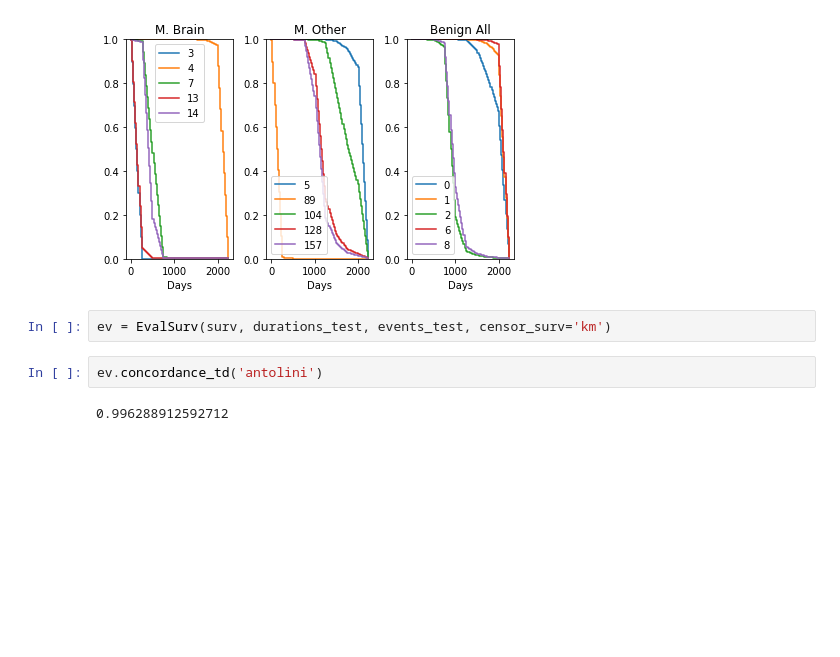
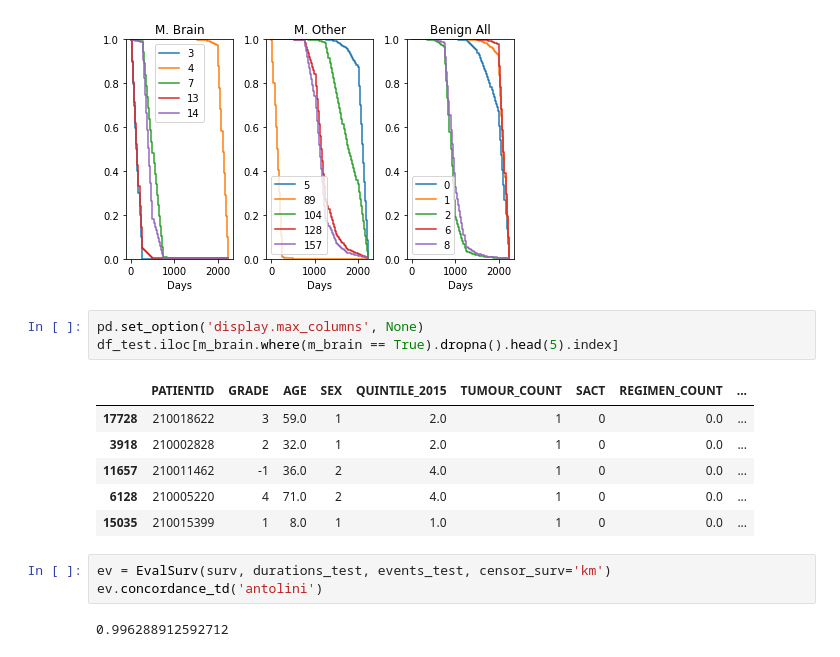
Before and after one commit to dkaizhang/federated-survival, a Jupyter notebook: survival.ipynb, the cells around one changed output. Drawn from its saved outputs; the diff is of its cells as text; blank space fills up the shorter version.

Commit message:
Viewing data for test set

```diff
--- a/survival.ipynb
+++ b/survival.ipynb
@@ -211,9 +211,18 @@ Int64Index([3, 4, 7, 13, 14], dtype='int64')
 Int64Index([5, 89, 104, 128, 157], dtype='int64')
 Int64Index([0, 1, 2, 6, 8], dtype='int64')
 [figure]
+# %%
+pd.set_option('display.max_columns', None)
+df_test.iloc[m_brain.where(m_brain == True).dropna().head(5).index]
+# %% [output]
+|  | PATIENTID | GRADE | AGE | SEX | QUINTILE_2015 | TUMOUR_COUNT | SACT | REGIMEN_COUNT | ... |
+| 17728 | 210018622 | 3 | 59.0 | 1 | 2.0 | 1 | 0 | 0.0 | ... |
+| 3918 | 210002828 | 2 | 32.0 | 1 | 2.0 | 1 | 0 | 0.0 | ... |
+| 11657 | 210011462 | -1 | 36.0 | 2 | 4.0 | 1 | 0 | 0.0 | ... |
+| 6128 | 210005220 | 4 | 71.0 | 2 | 4.0 | 1 | 0 | 0.0 | ... |
+| 15035 | 210015399 | 1 | 8.0 | 1 | 1.0 | 1 | 0 | 0.0 | ... |
 # %%
 ev = EvalSurv(surv, durations_test, events_test, censor_surv='km')
+ev.concordance_td('antolini')
+# %% [output]
+0.996288912592712
-# %%
-ev.concordance_td('antolini')
-# %% [output]
-0.996288912592712
```
